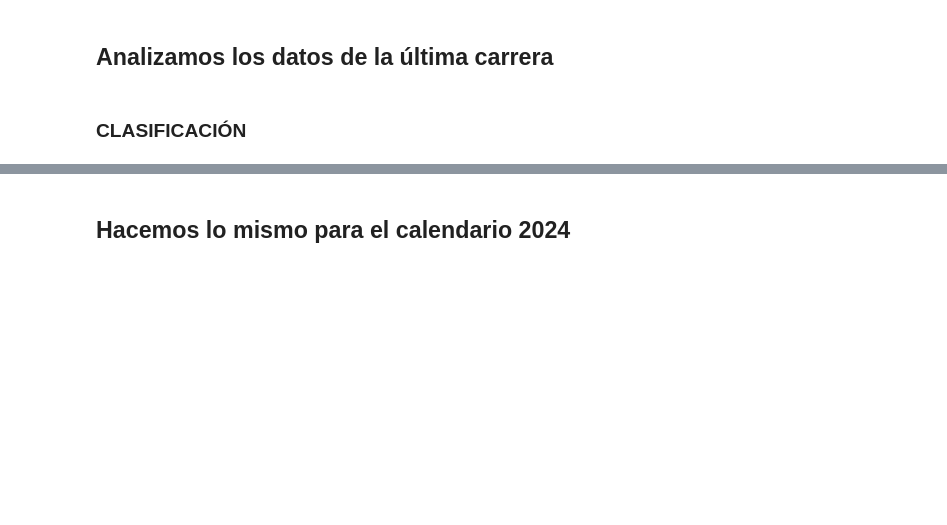
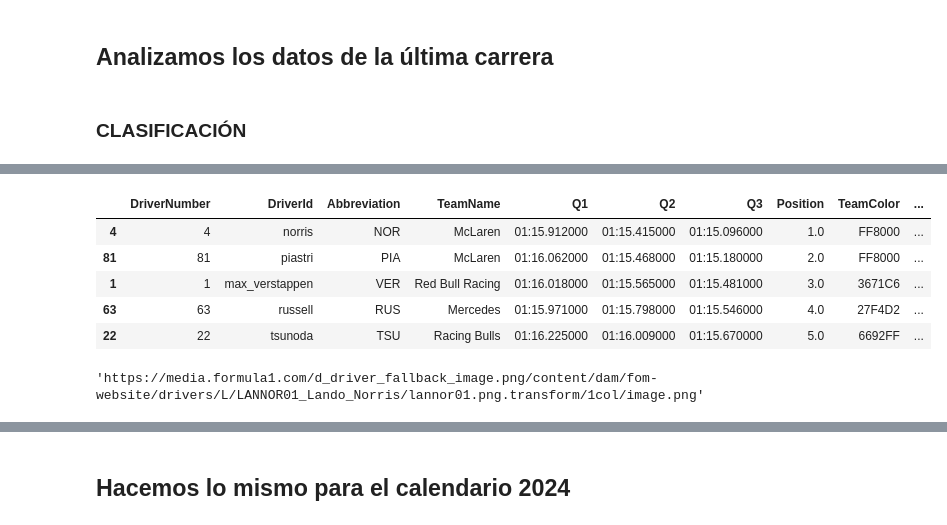
Before and after one commit to Muzquiz10/F1_Analysis, a Jupyter notebook: f1_data.ipynb, the cells around one changed output, grey strips where cells are left out. Saved outputs shown, nothing was run; the diff lists cells and outputs as text; code cells hidden in the pictures; blank space fills up the shorter version.

```diff
--- a/f1_data.ipynb
+++ b/f1_data.ipynb
@@ -127,8 +128,9 @@ clasificacion_results['Q1'] = clasificacion_results['Q1'].apply(extraer_minutos_
 clasificacion_results['Q2'] = clasificacion_results['Q2'].apply(extraer_minutos_segundos)
 clasificacion_results['Q3'] = clasificacion_results['Q3'].apply(extraer_minutos_segundos)
 
-
-# Mostrar las columnas relevantes
-clasificacion_results[['DriverNumber','DriverId','Abbreviation','TeamName','Q1', 'Q2', 'Q3', 'Position']]
+# Elegimos las columnas que nos queremos quedar
+df_Qualy = clasificacion_results[['DriverNumber','DriverId','Abbreviation','TeamName','Q1', 'Q2', 'Q3', 'Position','TeamColor','HeadshotUrl']]
+df_Qualy['RoundNumber'] = 1
+df_Qualy['RoundName'] = 'Australian Grand Prix'
 # %% [output]
 core           INFO     Loading data for Australian Grand Prix - Qualifying [v3.5.0]
@@ -164,3 +194,16 @@ core           INFO     Finished loading data for 20 drivers: ['4', '81', '1', '
+# %%
+df_Qualy.head()
+# %% [output]
+|  | DriverNumber | DriverId | Abbreviation | TeamName | Q1 | Q2 | Q3 | Position | TeamColor | ... |
+| 4 | 4 | norris | NOR | McLaren | 01:15.912000 | 01:15.415000 | 01:15.096000 | 1.0 | FF8000 | ... |
+| 81 | 81 | piastri | PIA | McLaren | 01:16.062000 | 01:15.468000 | 01:15.180000 | 2.0 | FF8000 | ... |
+| 1 | 1 | max_verstappen | VER | Red Bull Racing | 01:16.018000 | 01:15.565000 | 01:15.481000 | 3.0 | 3671C6 | ... |
+| 63 | 63 | russell | RUS | Mercedes | 01:15.971000 | 01:15.798000 | 01:15.546000 | 4.0 | 27F4D2 | ... |
+| 22 | 22 | tsunoda | TSU | Racing Bulls | 01:16.225000 | 01:16.009000 | 01:15.670000 | 5.0 | 6692FF | ... |
+# %%
+clasificacion_results['HeadshotUrl'][0]
+# %% [output]
+'https://media.formula1.com/d_driver_fallback_image.png/content/dam/fom-website/drivers/L/LANNOR01_Lando_Norris/lannor01.png.transform/1col/image.png'
 # %%
 clasificacion_results.info()
 # %% [output]
```
Also changed, not shown: parts of 6 cells of this notebook, 34 other files.
